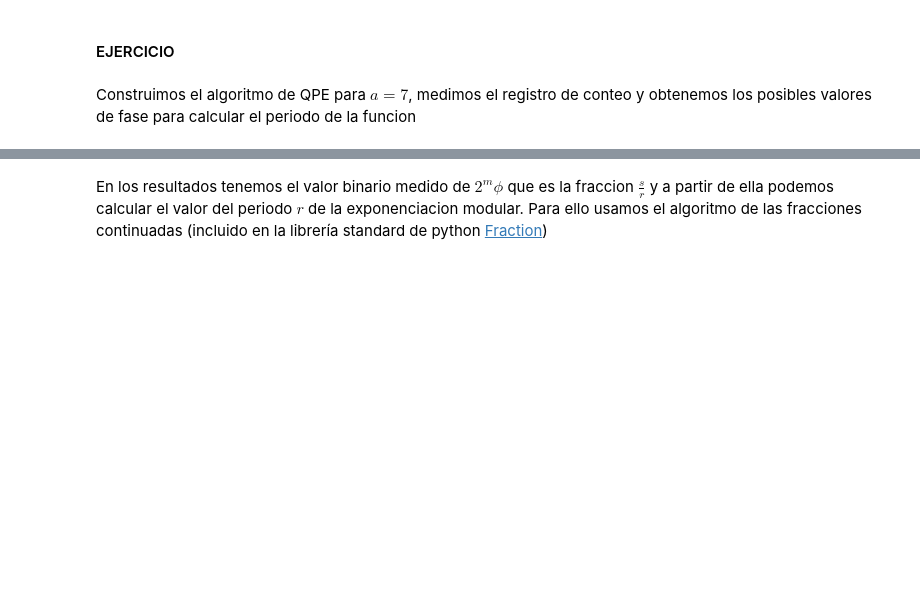
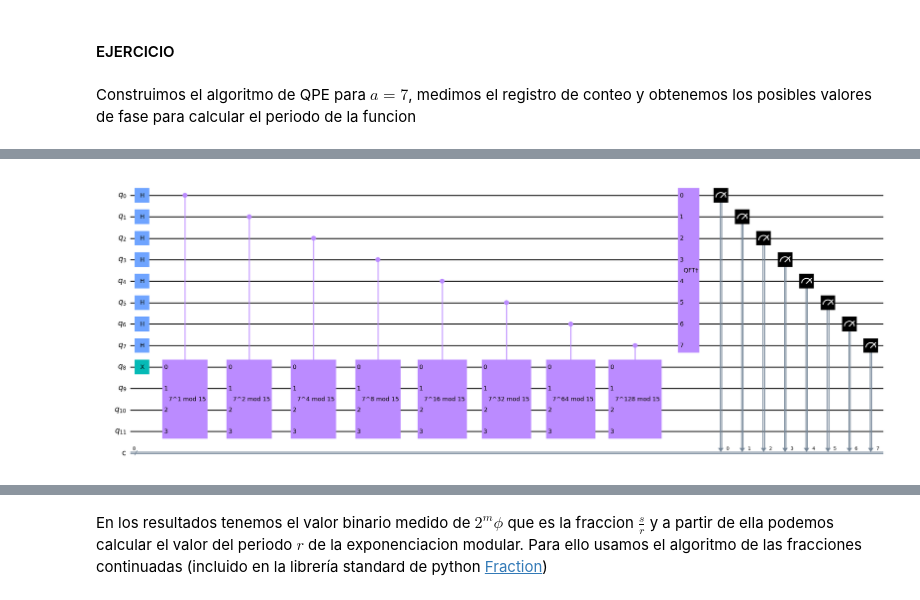
Before and after one commit to Mariomc10/AlgoritmosCuanticos, a Jupyter notebook: 12_Shor.ipynb, the cells around one changed output, grey strips where cells are left out. Drawn from its saved outputs; the diff is of its cells as text; code cells hidden in the pictures; blank space fills up the shorter version.

```diff
--- a/12_Shor.ipynb
+++ b/12_Shor.ipynb
@@ -563,2 +617,48 @@ qc =
+# %%
+# Create QuantumCircuit with m counting qubits
+
+# plus n qubits for U to act on
+
+qc = QuantumCircuit(m + n, m)
+
+
+
+# Initialize counting qubits
+
+# in state |+>
+
+for q in range(m):
+
+  qc.h(q)
+
+
+
+# And auxiliary register in state |1>
+
+qc.x(m)
+
+
+
+# Do controlled-U operations
+
+for q in range(m):
+
+  qc.append(c_amod15(a, 2**q), [q] + [i+m for i in range(n)])
+
+
+
+# Do inverse-QFT
+
+qc.append(qft_dagger(m), range(m))
+
+
+
+# Measure and draw circuit
+
+qc.measure(range(m), range(m))
+
+qc.draw("mpl",fold=-1) # -1 means 'do not fold'
+# %% [output]
+[figure, added]
 # %%
 #measure the circuit
```
Also changed, not shown: parts of 14 cells of this notebook, 1 other file.
